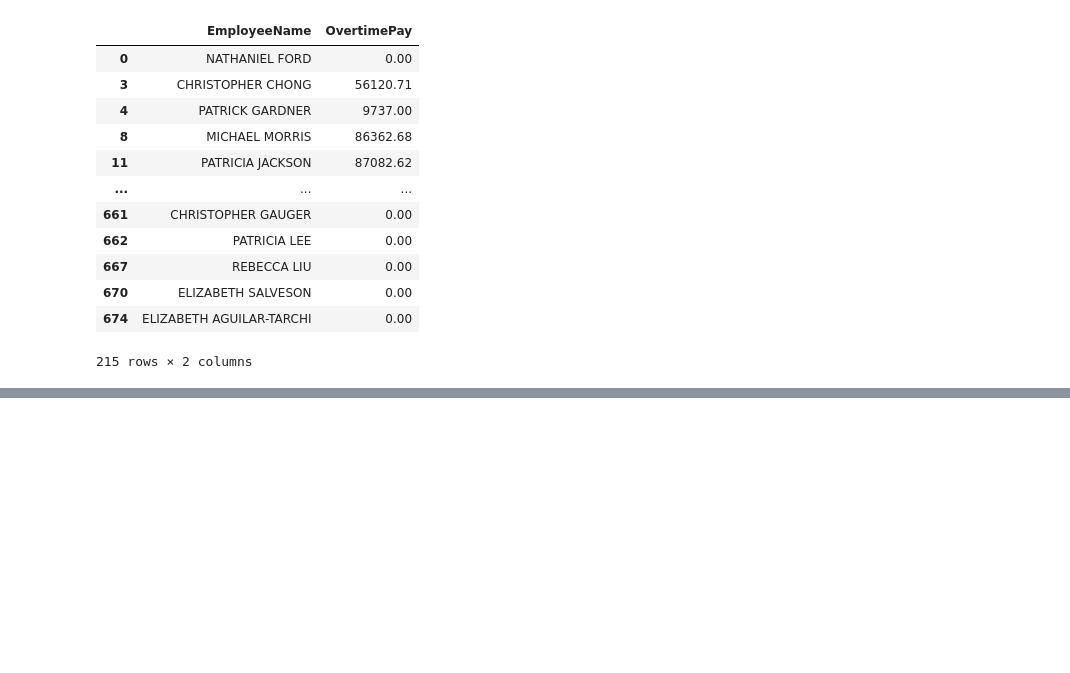
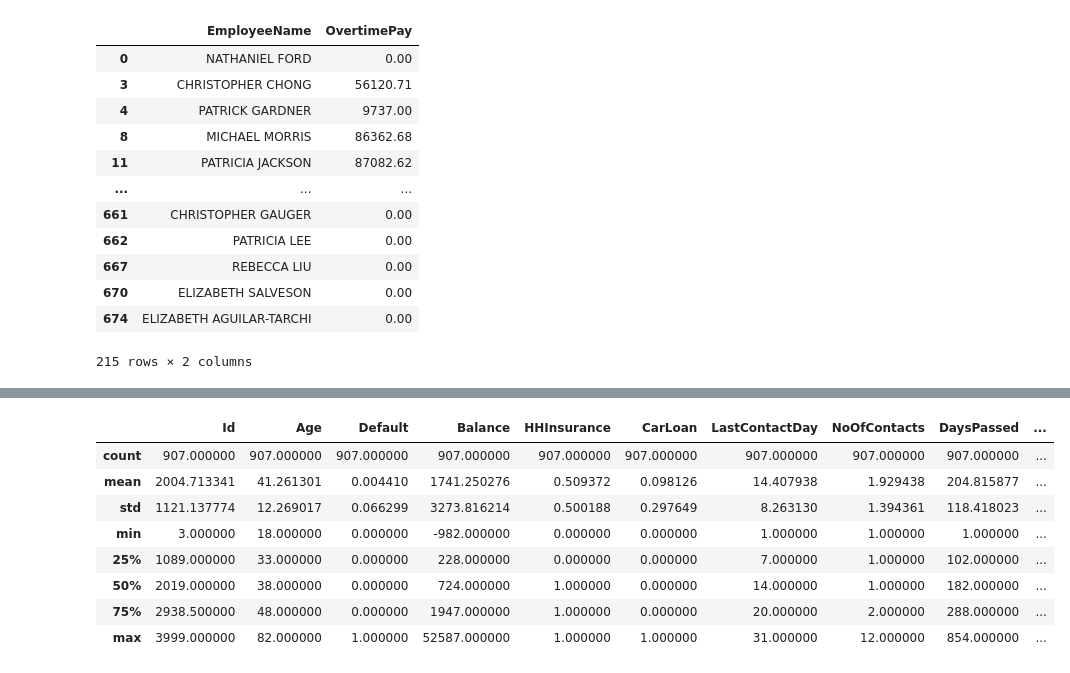
Before and after one commit to ndjogo/Class_practice, a Jupyter notebook: pandas/pandas.ipynb, the cells around one changed output, grey strips where cells are left out. Cells and saved outputs as stored; diff of their text form; code cells hidden in the pictures; blank space fills up the shorter version.

```diff
--- a/pandas/pandas.ipynb
+++ b/pandas/pandas.ipynb
@@ -303,0 +337,2 @@ salary_data.head()
+# %%
+car_insurance = pd.read_csv('Car_Insurance.csv')
@@ -303,0 +437,2 @@ salary_data.head()
+# %%
+car_insurance.dropna(inplace= True)
@@ -303,0 +448,12 @@ salary_data.head()
+# %%
+car_insurance.describe()
+# %% [output]
+|  | Id | Age | Default | Balance | HHInsurance | CarLoan | LastContactDay | NoOfContacts | DaysPassed | ... |
+| count | 907.000000 | 907.000000 | 907.000000 | 907.000000 | 907.000000 | 907.000000 | 907.000000 | 907.000000 | 907.000000 | ... |
+| mean | 2004.713341 | 41.261301 | 0.004410 | 1741.250276 | 0.509372 | 0.098126 | 14.407938 | 1.929438 | 204.815877 | ... |
+| std | 1121.137774 | 12.269017 | 0.066299 | 3273.816214 | 0.500188 | 0.297649 | 8.263130 | 1.394361 | 118.418023 | ... |
+| min | 3.000000 | 18.000000 | 0.000000 | -982.000000 | 0.000000 | 0.000000 | 1.000000 | 1.000000 | 1.000000 | ... |
+| 25% | 1089.000000 | 33.000000 | 0.000000 | 228.000000 | 0.000000 | 0.000000 | 7.000000 | 1.000000 | 102.000000 | ... |
+| 50% | 2019.000000 | 38.000000 | 0.000000 | 724.000000 | 1.000000 | 0.000000 | 14.000000 | 1.000000 | 182.000000 | ... |
+| 75% | 2938.500000 | 48.000000 | 0.000000 | 1947.000000 | 1.000000 | 0.000000 | 20.000000 | 2.000000 | 288.000000 | ... |
+| max | 3999.000000 | 82.000000 | 1.000000 | 52587.000000 | 1.000000 | 1.000000 | 31.000000 | 12.000000 | 854.000000 | ... |
```
Also changed, not shown: parts of 21 cells of this notebook.
